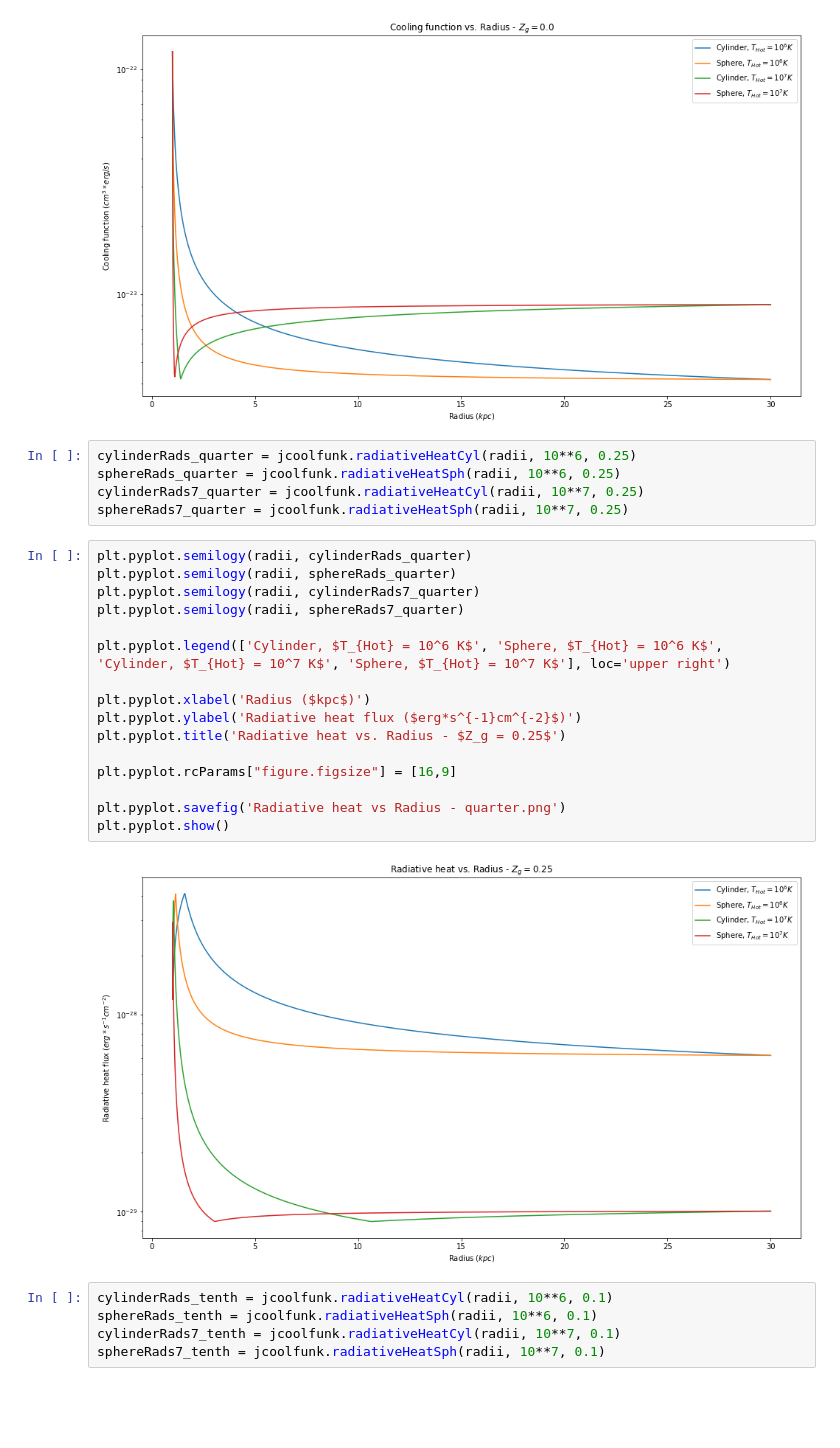
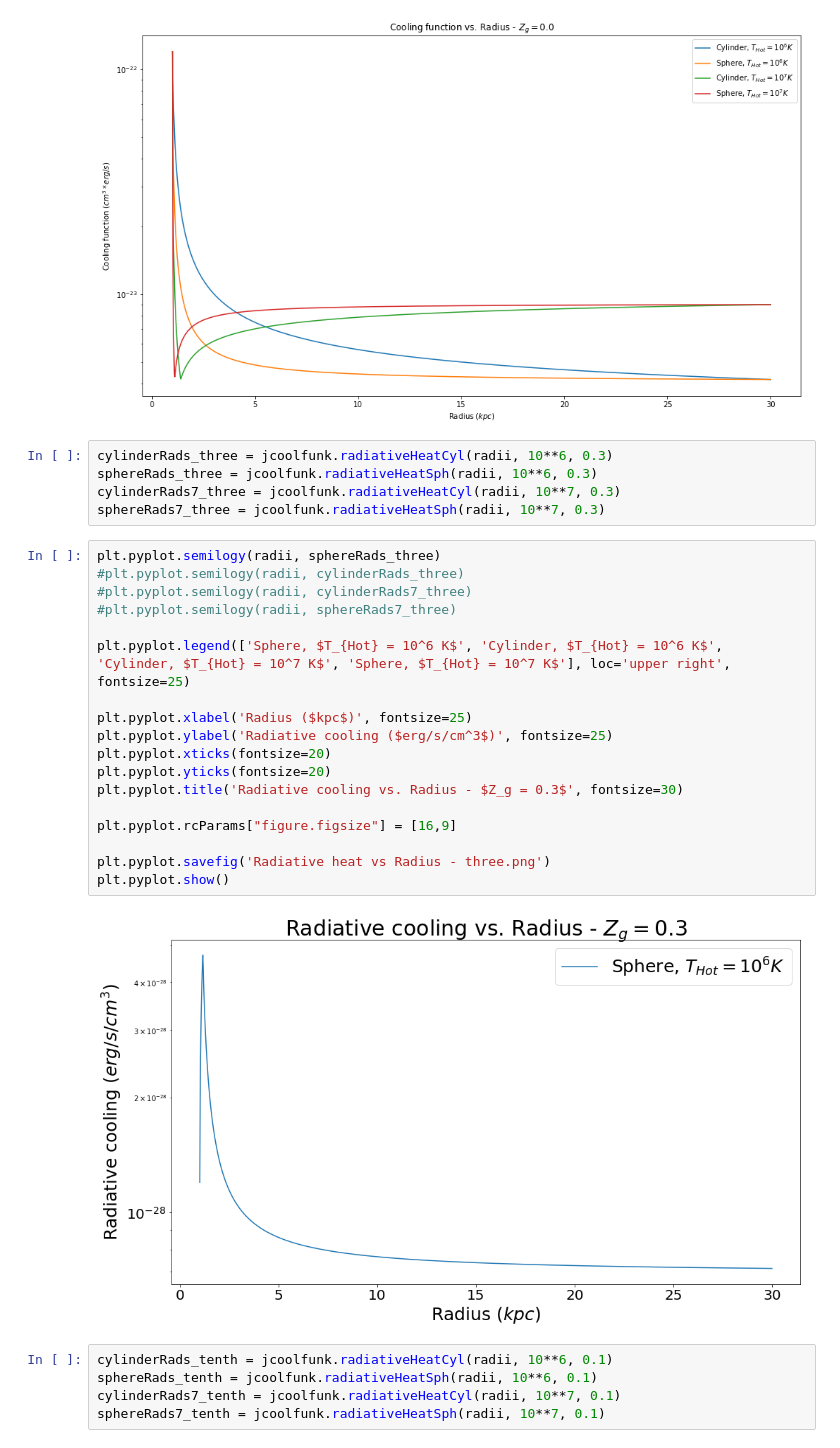
Before and after one commit to jortiz630/Ari-Work-2018, a Jupyter notebook: Ari Plots v1.3.ipynb, the cells around one changed output. Cells and saved outputs as stored; diff of their text form; blank space fills up the shorter version.

```diff
--- a/Ari Plots v1.3.ipynb
+++ b/Ari Plots v1.3.ipynb
@@ -227,28 +246,30 @@ plt.pyplot.show()
 # %% [output]
 [figure]
 # %%
-cylinderRads_quarter = jcoolfunk.radiativeHeatCyl(radii, 10**6, 0.25)
-sphereRads_quarter = jcoolfunk.radiativeHeatSph(radii, 10**6, 0.25)
-cylinderRads7_quarter = jcoolfunk.radiativeHeatCyl(radii, 10**7, 0.25)
-sphereRads7_quarter = jcoolfunk.radiativeHeatSph(radii, 10**7, 0.25)
+cylinderRads_three = jcoolfunk.radiativeHeatCyl(radii, 10**6, 0.3)
+sphereRads_three = jcoolfunk.radiativeHeatSph(radii, 10**6, 0.3)
+cylinderRads7_three = jcoolfunk.radiativeHeatCyl(radii, 10**7, 0.3)
+sphereRads7_three = jcoolfunk.radiativeHeatSph(radii, 10**7, 0.3)
 # %%
-plt.pyplot.semilogy(radii, cylinderRads_quarter)
-plt.pyplot.semilogy(radii, sphereRads_quarter)
-plt.pyplot.semilogy(radii, cylinderRads7_quarter)
-plt.pyplot.semilogy(radii, sphereRads7_quarter)
+plt.pyplot.semilogy(radii, sphereRads_three)
+#plt.pyplot.semilogy(radii, cylinderRads_three)
+#plt.pyplot.semilogy(radii, cylinderRads7_three)
+#plt.pyplot.semilogy(radii, sphereRads7_three)
 
-plt.pyplot.legend(['Cylinder, $T_{Hot} = 10^6 K$', 'Sphere, $T_{Hot} = 10^6 K$', 'Cylinder, $T_{Hot} = 10^7 K$', 'Sphere, $T_{Hot} = 10^7 K$'], loc='upper right')
+plt.pyplot.legend(['Sphere, $T_{Hot} = 10^6 K$', 'Cylinder, $T_{Hot} = 10^6 K$', 'Cylinder, $T_{Hot} = 10^7 K$', 'Sphere, $T_{Hot} = 10^7 K$'], loc='upper right', fontsize=25)
 
-plt.pyplot.xlabel('Radius ($kpc$)')
-plt.pyplot.ylabel('Radiative heat flux ($erg*s^{-1}cm^{-2}$)')
-plt.pyplot.title('Radiative heat vs. Radius - $Z_g = 0.25$')
+plt.pyplot.xlabel('Radius ($kpc$)', fontsize=25)
+plt.pyplot.ylabel('Radiative cooling ($erg/s/cm^3$)', fontsize=25)
+plt.pyplot.xticks(fontsize=20)
+plt.pyplot.yticks(fontsize=20)
+plt.pyplot.title('Radiative cooling vs. Radius - $Z_g = 0.3$', fontsize=30)
 
 plt.pyplot.rcParams["figure.figsize"] = [16,9]
 
-plt.pyplot.savefig('Radiative heat vs Radius - quarter.png')
+plt.pyplot.savefig('Radiative heat vs Radius - three.png')
 plt.pyplot.show()
 # %% [output]
-[figure, old version]
+[figure, new version]
 # %%
 cylinderRads_tenth = jcoolfunk.radiativeHeatCyl(radii, 10**6, 0.1)
 sphereRads_tenth = jcoolfunk.radiativeHeatSph(radii, 10**6, 0.1)
```
Also changed, not shown: parts of 18 cells of this notebook, 3 other files.
